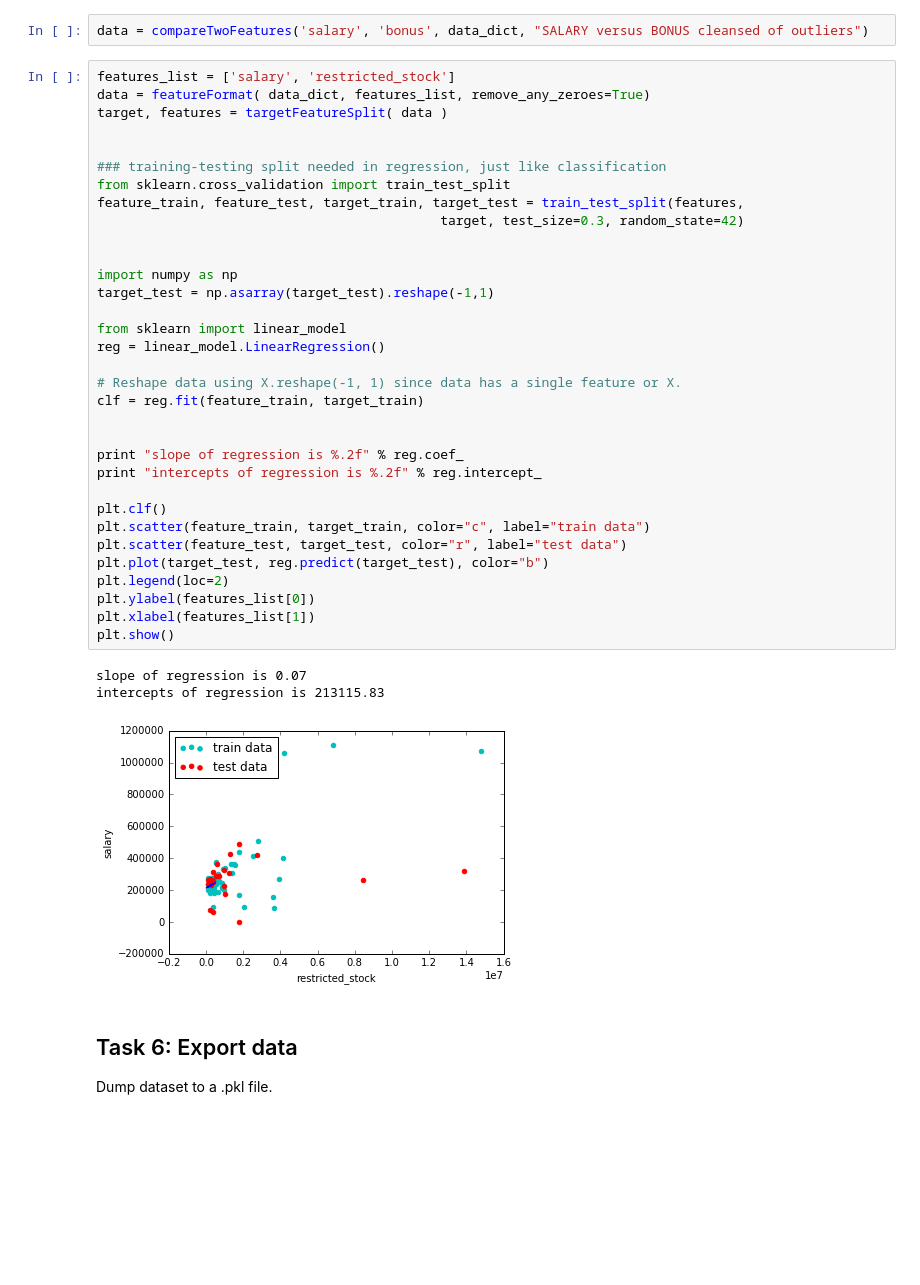
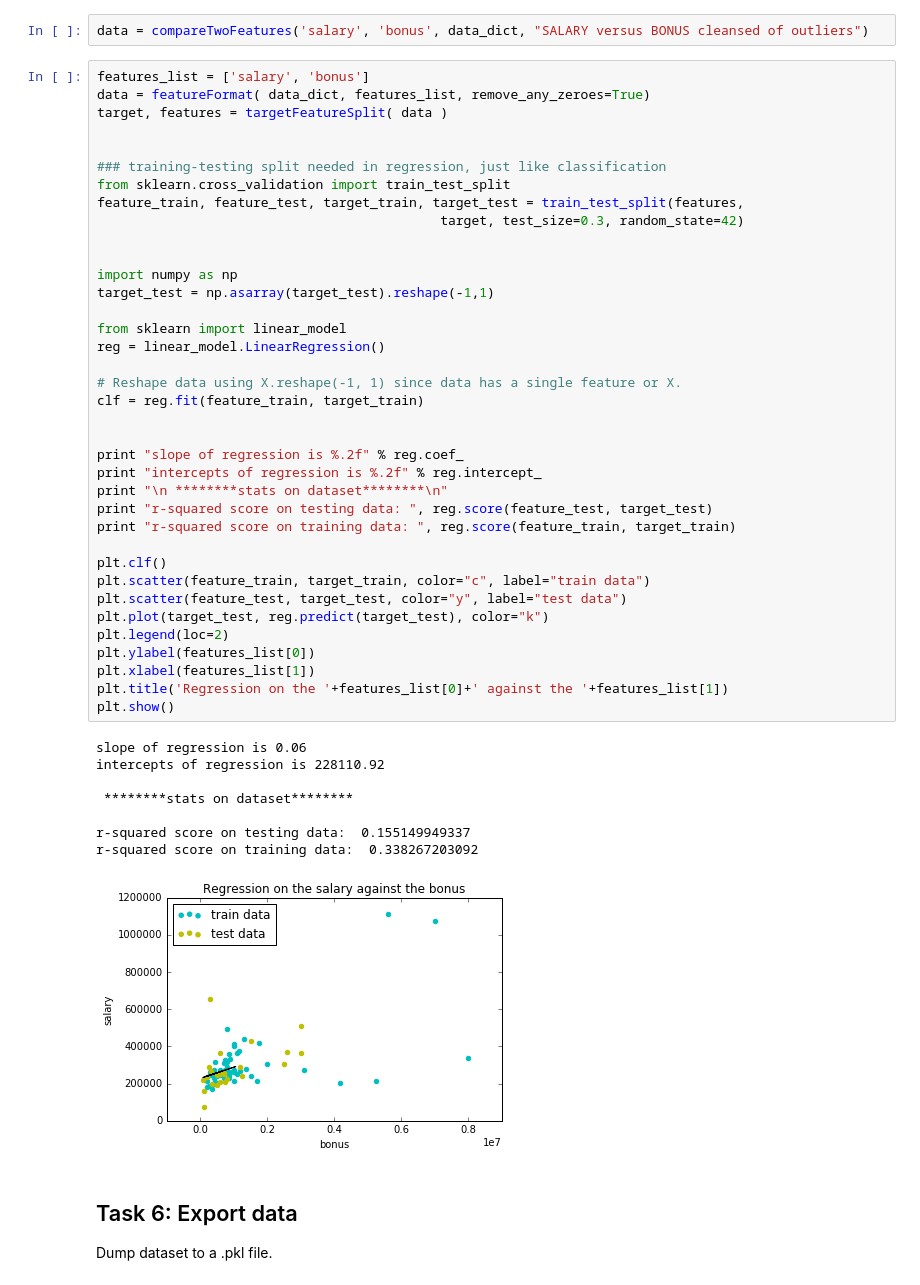
Before and after one commit to omoju/identifyFraudFromEnronEmail, a Jupyter notebook: cleanDataForOutliers.ipynb, the cells around one changed output. Drawn from its saved outputs; the diff is of its cells as text; blank space fills up the shorter version.

```diff
--- a/cleanDataForOutliers.ipynb
+++ b/cleanDataForOutliers.ipynb
@@ -184,42 +217,51 @@ data_dict.pop( 'BHATNAGAR SANJAY')
 # %%
 data = compareTwoFeatures('salary', 'bonus', data_dict, "SALARY versus BONUS cleansed of outliers")
 # %%
-features_list = ['salary', 'restricted_stock']
+features_list = ['salary', 'bonus']
 data = featureFormat( data_dict, features_list, remove_any_zeroes=True)
 target, features = targetFeatureSplit( data )
 
 
 ### training-testing split needed in regression, just like classification
 from sklearn.cross_validation import train_test_split
 feature_train, feature_test, target_train, target_test = train_test_split(features,
                                             target, test_size=0.3, random_state=42)
 
 
 import numpy as np
 target_test = np.asarray(target_test).reshape(-1,1)
 
 from sklearn import linear_model
 reg = linear_model.LinearRegression()
 
 # Reshape data using X.reshape(-1, 1) since data has a single feature or X.
 clf = reg.fit(feature_train, target_train)
 
 
 print "slope of regression is %.2f" % reg.coef_
 print "intercepts of regression is %.2f" % reg.intercept_
+print "\n ********stats on dataset********\n"
+print "r-squared score on testing data: ", reg.score(feature_test, target_test)
+print "r-squared score on training data: ", reg.score(feature_train, target_train)
 
 plt.clf()
 plt.scatter(feature_train, target_train, color="c", label="train data")
-plt.scatter(feature_test, target_test, color="r", label="test data")
-plt.plot(target_test, reg.predict(target_test), color="b")
+plt.scatter(feature_test, target_test, color="y", label="test data")
+plt.plot(target_test, reg.predict(target_test), color="k")
 plt.legend(loc=2)
 plt.ylabel(features_list[0])
 plt.xlabel(features_list[1])
+plt.title('Regression on the '+features_list[0]+' against the '+features_list[1])
 plt.show()
 # %% [output]
-slope of regression is 0.07
-intercepts of regression is 213115.83
+slope of regression is 0.06
+intercepts of regression is 228110.92
+
+ ********stats on dataset********
+
+r-squared score on testing data:  0.155149949337
+r-squared score on training data:  0.338267203092
-[figure, old version]
+[figure, new version]
 # %% [markdown]
 ## Task 6: Export data
 Dump  dataset to a .pkl file.
```
Also changed, not shown: parts of 2 cells of this notebook, 3 other files.
